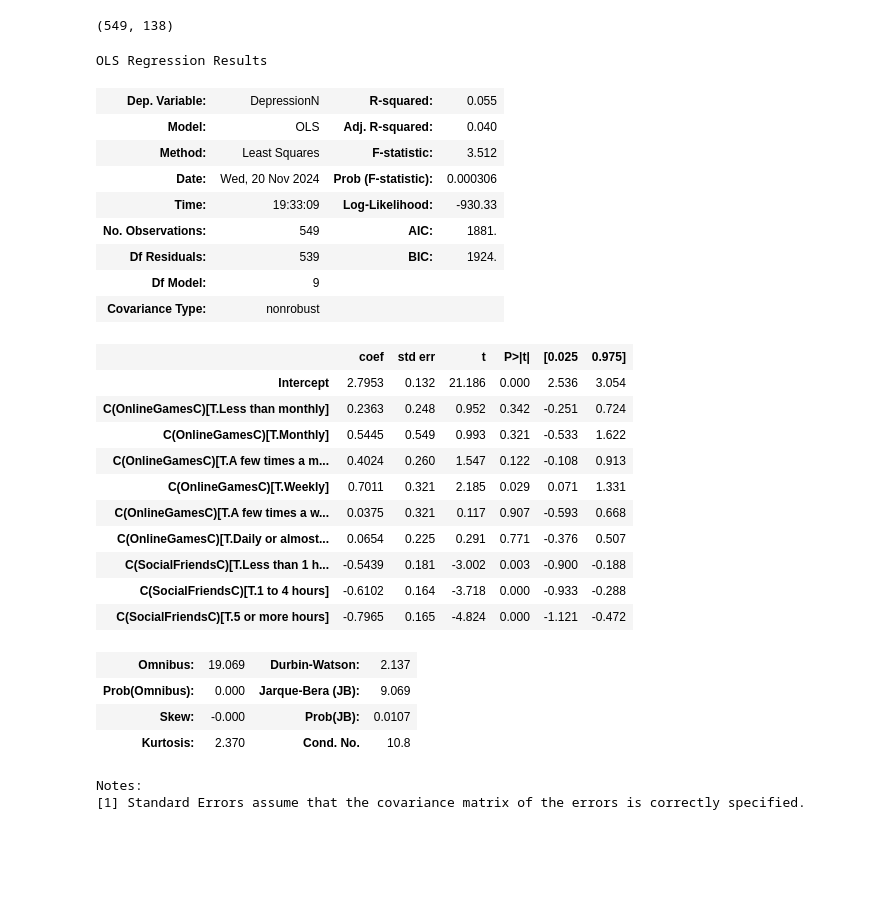
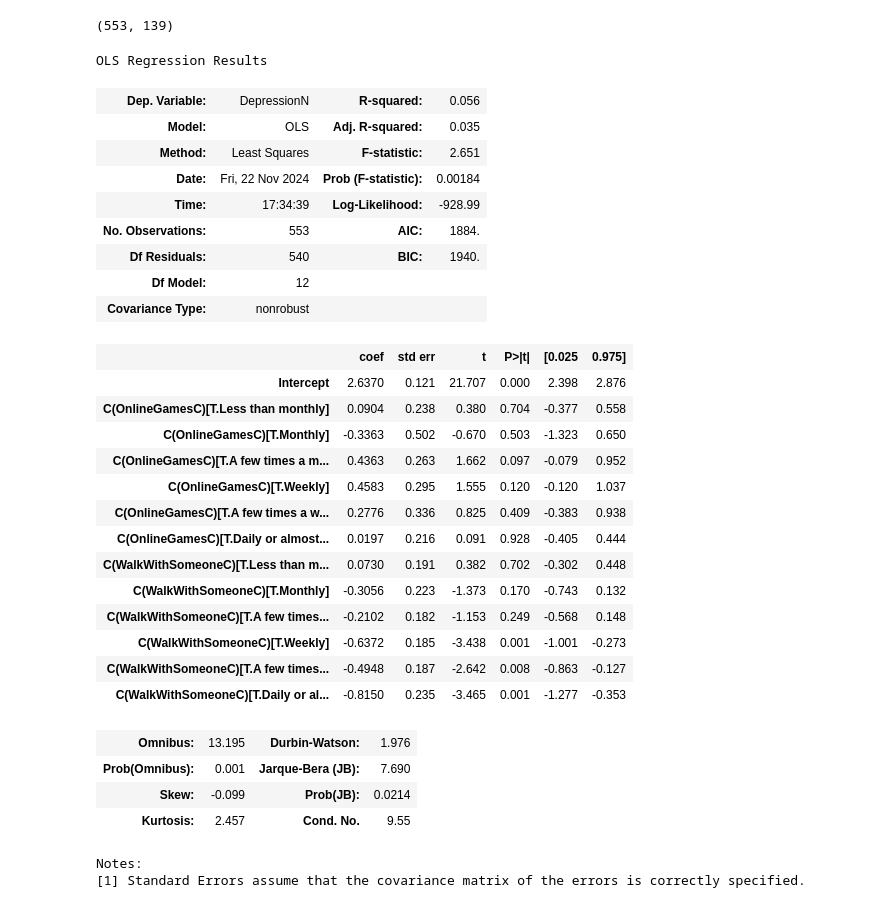
Before and after one commit to Zain-Mahmoud/sta130cp, a Jupyter notebook: Jason_analysis.ipynb, the cells around one changed output. Saved outputs shown, nothing was run; the diff lists cells and outputs as text; code cells hidden in the pictures; blank space fills up the shorter version.

Commit message:
Changed variable

```diff
--- a/Jason_analysis.ipynb
+++ b/Jason_analysis.ipynb
@@ -28,7 +28,7 @@ mapping_dict = {
 # Create columns for OnlineGames and SocialFriends with 'C' (text) and numeric values
 df['OnlineGamesC'] = df['CONNECTION_activities_onlinegames_p3m']
 
-df['SocialFriendsC'] = df['CONNECTION_social_time_friends_p7d_grouped']
+df['WalkWithSomeoneC'] = df['CONNECTION_activities_walk_p3m']
 
 # Create 'Depression' column with numeric values only
 df['DepressionC'] = df['WELLNESS_malach_pines_burnout_measure_depressed']
@@ -37,7 +37,7 @@ df['DepressionN'] = df['WELLNESS_malach_pines_burnout_measure_depressed'].map(ma
 
 
 # Drop the original columns from df
-keep_cols = ['OnlineGamesC', 'SocialFriendsC', 'DepressionC', 'DepressionN']
+keep_cols = ['OnlineGamesC', 'WalkWithSomeoneC', 'DepressionC', 'DepressionN']
 df = df[keep_cols]
 # %%
 # Drop NA
@@ -51,12 +51,14 @@ df['OnlineGamesC'] = pd.Categorical(df['OnlineGamesC'],
                                            ordered=True)
 
 # Reorder the categories for SocialFriendsC to make "No time" the reference category
-df['SocialFriendsC'] = pd.Categorical(df['SocialFriendsC'],
-                                            categories=['No time', 'Less than 1 hour', '1 to 4 hours', '5 or more hours'],
+df['WalkWithSomeoneC'] = pd.Categorical(df['WalkWithSomeoneC'],
+                                           categories=['Not in the past three months', 'Less than monthly', 'Monthly',
+                                                       'A few times a month', 'Weekly', 'A few times a week',
+                                                       'Daily or almost daily'],
                                             ordered=True)
 # %%
-df["OnlineGamesB"] = df["OnlineGamesC"] != "Not in the past three months"
-df['SocialFriendsB'] = df['SocialFriendsC'] != 'No time'
+df["OnlineGamesB"] = df["OnlineGamesC"] != 'Not in the past three months'
+df['WalkWithSomeoneB'] = df['WalkWithSomeoneC'] != 'Not in the past three months'
 # %%
 df
 # %% [output]
@@ -77,40 +79,43 @@ df
 train_df, test_df = train_test_split(df, test_size=0.2, random_state=42)
 len(train_df), len(test_df)
 # %% [output]
-(549, 138)
+(553, 139)
 # %%
 # Fit the OLS model using categorical values (OnlineGamesC and SocialFriendsC)
-ols_model_c = smf.ols("DepressionN ~ C(OnlineGamesC) + C(SocialFriendsC)", data=train_df)
+ols_model_c = smf.ols("DepressionN ~ C(OnlineGamesC) + C(WalkWithSomeoneC)", data=train_df)
 
 fitted_ols_model_c = ols_model_c.fit()
 # Display the regression results
 fitted_ols_model_c.summary()
 # %% [output]
 OLS Regression Results
-| Dep. Variable: | DepressionN | R-squared: | 0.055 |
-| Model: | OLS | Adj. R-squared: | 0.040 |
-| Method: | Least Squares | F-statistic: | 3.512 |
-| Date: | Wed, 20 Nov 2024 | Prob (F-statistic): | 0.000306 |
-| Time: | 19:33:09 | Log-Likelihood: | -930.33 |
-| No. Observations: | 549 | AIC: | 1881. |
-| Df Residuals: | 539 | BIC: | 1924. |
-| Df Model: | 9 |  |  |
+| Dep. Variable: | DepressionN | R-squared: | 0.056 |
+| Model: | OLS | Adj. R-squared: | 0.035 |
+| Method: | Least Squares | F-statistic: | 2.651 |
+| Date: | Fri, 22 Nov 2024 | Prob (F-statistic): | 0.00184 |
+| Time: | 17:34:39 | Log-Likelihood: | -928.99 |
+| No. Observations: | 553 | AIC: | 1884. |
+| Df Residuals: | 540 | BIC: | 1940. |
+| Df Model: | 12 |  |  |
 | Covariance Type: | nonrobust |  |  |
 |  | coef | std err | t | P>|t| | [0.025 | 0.975] |
-| Intercept | 2.7953 | 0.132 | 21.186 | 0.000 | 2.536 | 3.054 |
-| C(OnlineGamesC)[T.Less than monthly] | 0.2363 | 0.248 | 0.952 | 0.342 | -0.251 | 0.724 |
-| C(OnlineGamesC)[T.Monthly] | 0.5445 | 0.549 | 0.993 | 0.321 | -0.533 | 1.622 |
-| C(OnlineGamesC)[T.A few times a m... | 0.4024 | 0.260 | 1.547 | 0.122 | -0.108 | 0.913 |
-| C(OnlineGamesC)[T.Weekly] | 0.7011 | 0.321 | 2.185 | 0.029 | 0.071 | 1.331 |
-| C(OnlineGamesC)[T.A few times a w... | 0.0375 | 0.321 | 0.117 | 0.907 | -0.593 | 0.668 |
-| C(OnlineGamesC)[T.Daily or almost... | 0.0654 | 0.225 | 0.291 | 0.771 | -0.376 | 0.507 |
-| C(SocialFriendsC)[T.Less than 1 h... | -0.5439 | 0.181 | -3.002 | 0.003 | -0.900 | -0.188 |
-| C(SocialFriendsC)[T.1 to 4 hours] | -0.6102 | 0.164 | -3.718 | 0.000 | -0.933 | -0.288 |
-| C(SocialFriendsC)[T.5 or more hours] | -0.7965 | 0.165 | -4.824 | 0.000 | -1.121 | -0.472 |
+| Intercept | 2.6370 | 0.121 | 21.707 | 0.000 | 2.398 | 2.876 |
+| C(OnlineGamesC)[T.Less than monthly] | 0.0904 | 0.238 | 0.380 | 0.704 | -0.377 | 0.558 |
+| C(OnlineGamesC)[T.Monthly] | -0.3363 | 0.502 | -0.670 | 0.503 | -1.323 | 0.650 |
+| C(OnlineGamesC)[T.A few times a m... | 0.4363 | 0.263 | 1.662 | 0.097 | -0.079 | 0.952 |
+| C(OnlineGamesC)[T.Weekly] | 0.4583 | 0.295 | 1.555 | 0.120 | -0.120 | 1.037 |
+| C(OnlineGamesC)[T.A few times a w... | 0.2776 | 0.336 | 0.825 | 0.409 | -0.383 | 0.938 |
+| C(OnlineGamesC)[T.Daily or almost... | 0.0197 | 0.216 | 0.091 | 0.928 | -0.405 | 0.444 |
+| C(WalkWithSomeoneC)[T.Less than m... | 0.0730 | 0.191 | 0.382 | 0.702 | -0.302 | 0.448 |
+| C(WalkWithSomeoneC)[T.Monthly] | -0.3056 | 0.223 | -1.373 | 0.170 | -0.743 | 0.132 |
+| C(WalkWithSomeoneC)[T.A few times... | -0.2102 | 0.182 | -1.153 | 0.249 | -0.568 | 0.148 |
+| C(WalkWithSomeoneC)[T.Weekly] | -0.6372 | 0.185 | -3.438 | 0.001 | -1.001 | -0.273 |
+| C(WalkWithSomeoneC)[T.A few times... | -0.4948 | 0.187 | -2.642 | 0.008 | -0.863 | -0.127 |
+| C(WalkWithSomeoneC)[T.Daily or al... | -0.8150 | 0.235 | -3.465 | 0.001 | -1.277 | -0.353 |
-| Omnibus: | 19.069 | Durbin-Watson: | 2.137 |
-| Prob(Omnibus): | 0.000 | Jarque-Bera (JB): | 9.069 |
-| Skew: | -0.000 | Prob(JB): | 0.0107 |
-| Kurtosis: | 2.370 | Cond. No. | 10.8 |
+| Omnibus: | 13.195 | Durbin-Watson: | 1.976 |
+| Prob(Omnibus): | 0.001 | Jarque-Bera (JB): | 7.690 |
+| Skew: | -0.099 | Prob(JB): | 0.0214 |
+| Kurtosis: | 2.457 | Cond. No. | 9.55 |
 Notes:
 [1] Standard Errors assume that the covariance matrix of the errors is correctly specified.
 # %%
```
Also changed, not shown: parts of 6 cells of this notebook.
